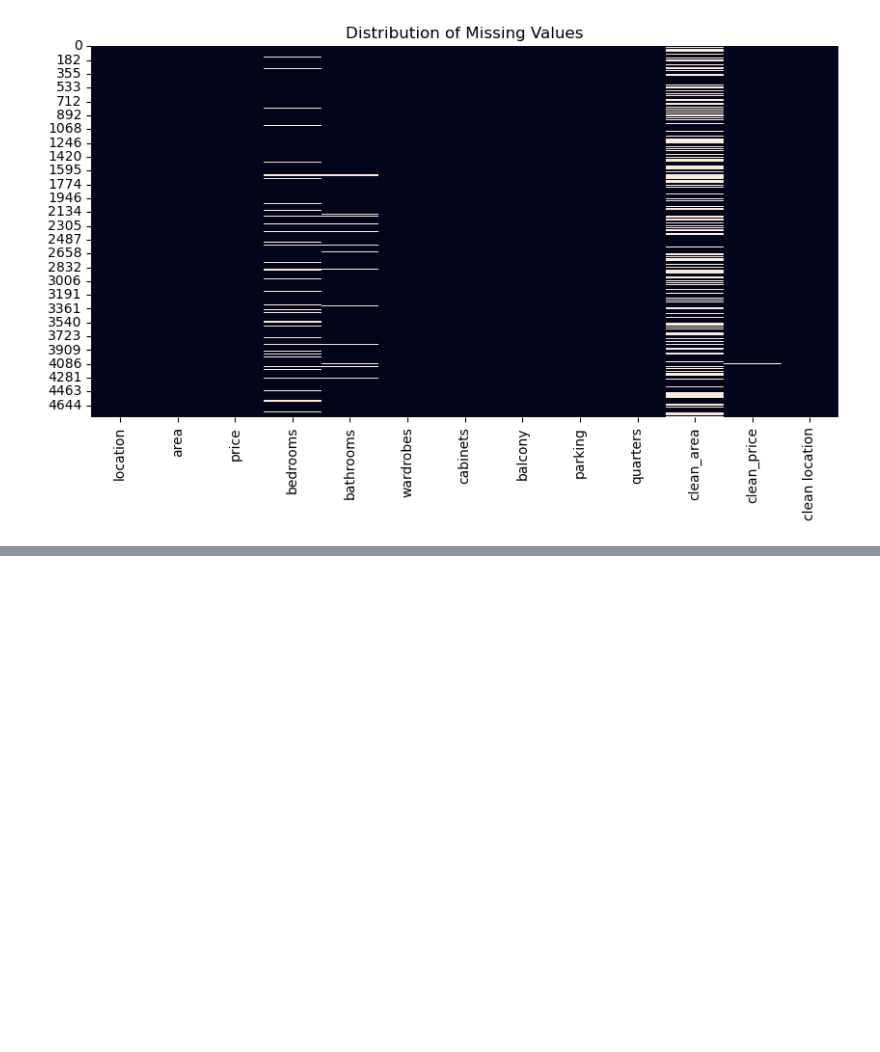
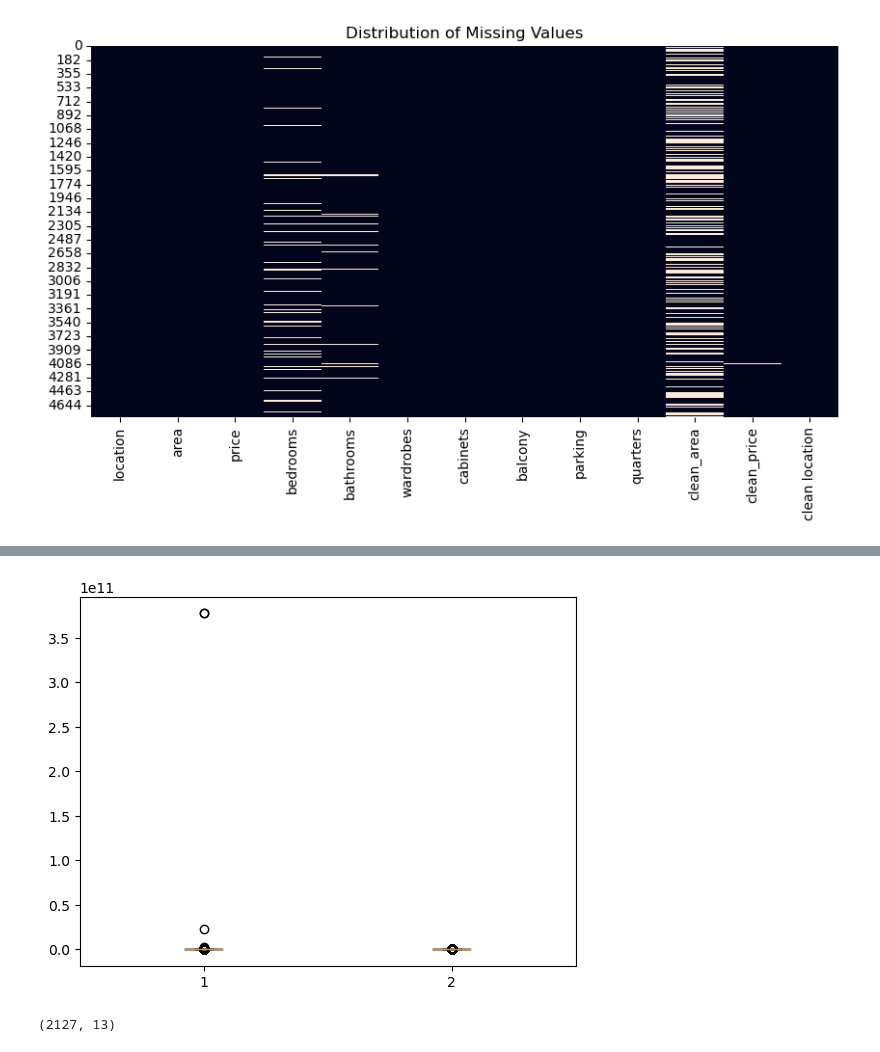
Before and after one commit to Rootkiti/ict_chember_classes, a Jupyter notebook: ml wolkthrough.ipynb, the cells around one changed output, grey strips where cells are left out. Drawn from its saved outputs; the diff is of its cells as text; code cells hidden in the pictures; blank space fills up the shorter version.

```diff
--- a/ml wolkthrough.ipynb
+++ b/ml wolkthrough.ipynb
@@ -272,0 +330,7 @@ plot_missing_values(clean_df)
+# %%
+clean_df = clean_df[clean_df['clean_price'] >= 10_000_000]
+clean_df = clean_df[clean_df['clean_area'] >=300]
+# %%
+plt.boxplot(clean_df[['clean_price','clean_area']]);
+# %% [output]
+[figure, added]
@@ -272,0 +339,4 @@ plot_missing_values(clean_df)
+# %%
+clean_df.shape
+# %% [output]
+(2127, 13)
```
Also changed, not shown: parts of 8 cells of this notebook.
